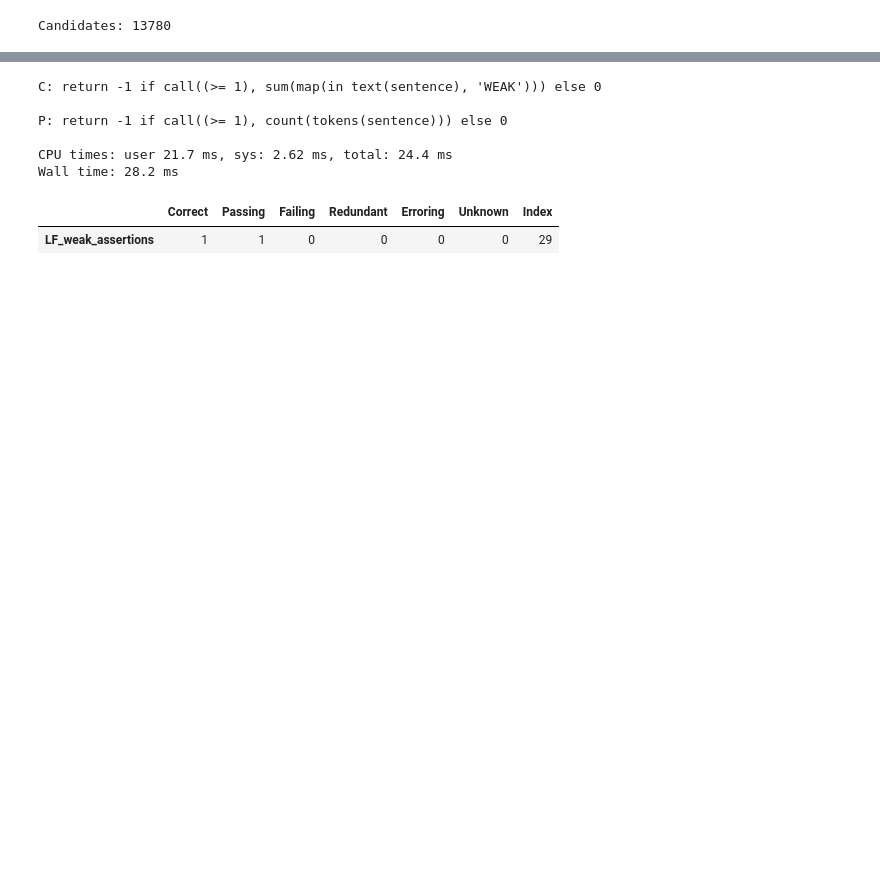
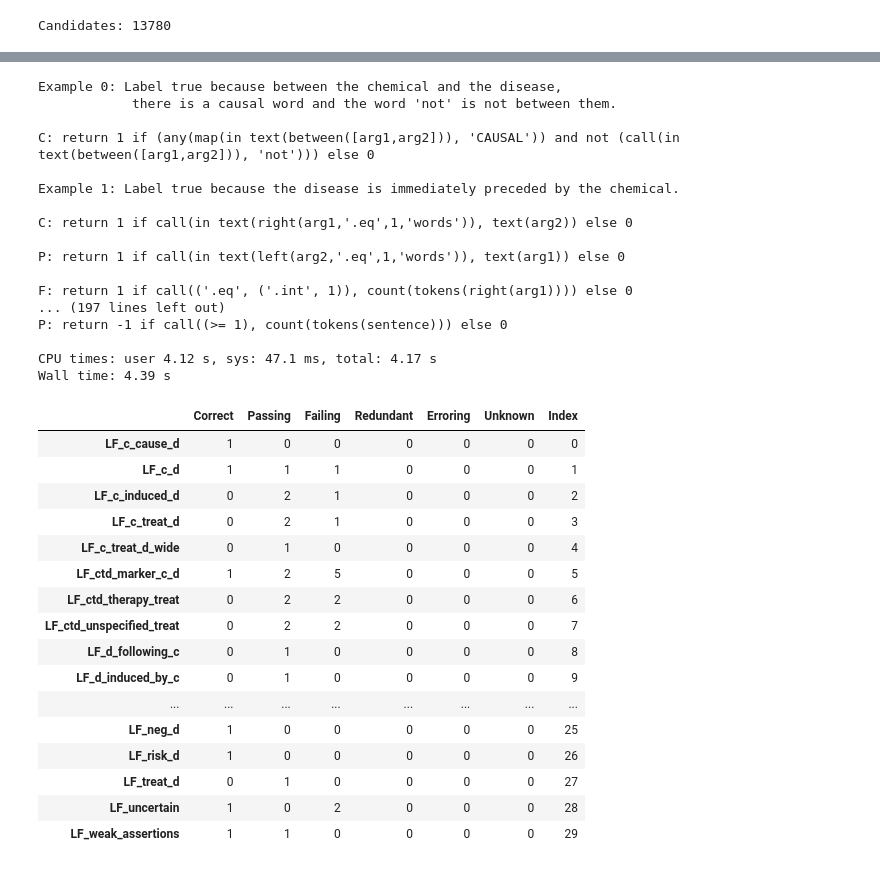
Before and after one commit to yayitswei/snorkel, a Jupyter notebook: tutorials/cdr/Testing.ipynb, the cells around one changed output, grey strips where cells are left out. Cells and saved outputs as stored; diff of their text form; code cells hidden in the pictures; blank space fills up the shorter version.

```diff
--- a/tutorials/cdr/Testing.ipynb
+++ b/tutorials/cdr/Testing.ipynb
@@ -90,28 +90,54 @@ Wall time: 16.7 ms
 # %%
 %time results = sp.evaluate(examples,\
                             show_everything=False,\
                             show_nothing=False,\
-                            show_explanation=False,\
+                            show_explanation=True,\
                             show_candidate=False,\
                             show_sentence=False,\
                             show_parse=False,\
                             show_semantics=True,\
                             show_correct=False,\
                             show_passing=False,\
                             show_failing=False,\
                             pseudo_python=True,\
                             remove_paren=True,\
                             paraphrases=True,\
-                            only=[29])
+                            only=[])
 results
 # %% [output]
-C: return -1 if call((>= 1), sum(map(in text(sentence), 'WEAK'))) else 0
+Example 0: Label true because between the chemical and the disease,
+            there is a causal word and the word 'not' is not between them.
 
+C: return 1 if (any(map(in text(between([arg1,arg2])), 'CAUSAL')) and not (call(in text(between([arg1,arg2])), 'not'))) else 0
+
+Example 1: Label true because the disease is immediately preceded by the chemical.
+
+C: return 1 if call(in text(right(arg1,'.eq',1,'words')), text(arg2)) else 0
+
+P: return 1 if call(in text(left(arg2,'.eq',1,'words')), text(arg1)) else 0
+
+F: return 1 if call(('.eq', ('.int', 1)), count(tokens(right(arg1)))) else 0
+... (197 lines left out)
 P: return -1 if call((>= 1), count(tokens(sentence))) else 0
 
-CPU times: user 21.7 ms, sys: 2.62 ms, total: 24.4 ms
-Wall time: 28.2 ms
+CPU times: user 4.12 s, sys: 47.1 ms, total: 4.17 s
+Wall time: 4.39 s
 |  | Correct | Passing | Failing | Redundant | Erroring | Unknown | Index |
+| LF_c_cause_d | 1 | 0 | 0 | 0 | 0 | 0 | 0 |
+| LF_c_d | 1 | 1 | 1 | 0 | 0 | 0 | 1 |
+| LF_c_induced_d | 0 | 2 | 1 | 0 | 0 | 0 | 2 |
+| LF_c_treat_d | 0 | 2 | 1 | 0 | 0 | 0 | 3 |
+| LF_c_treat_d_wide | 0 | 1 | 0 | 0 | 0 | 0 | 4 |
+| LF_ctd_marker_c_d | 1 | 2 | 5 | 0 | 0 | 0 | 5 |
+| LF_ctd_therapy_treat | 0 | 2 | 2 | 0 | 0 | 0 | 6 |
+| LF_ctd_unspecified_treat | 0 | 2 | 2 | 0 | 0 | 0 | 7 |
+| LF_d_following_c | 0 | 1 | 0 | 0 | 0 | 0 | 8 |
+| LF_d_induced_by_c | 0 | 1 | 0 | 0 | 0 | 0 | 9 |
+| ... | ... | ... | ... | ... | ... | ... | ... |
+| LF_neg_d | 1 | 0 | 0 | 0 | 0 | 0 | 25 |
+| LF_risk_d | 1 | 0 | 0 | 0 | 0 | 0 | 26 |
+| LF_treat_d | 0 | 1 | 0 | 0 | 0 | 0 | 27 |
+| LF_uncertain | 1 | 0 | 2 | 0 | 0 | 0 | 28 |
 | LF_weak_assertions | 1 | 1 | 0 | 0 | 0 | 0 | 29 |
 # %%
 import numpy as np
```
Also changed, not shown: parts of 7 cells of this notebook, 1 other file.
